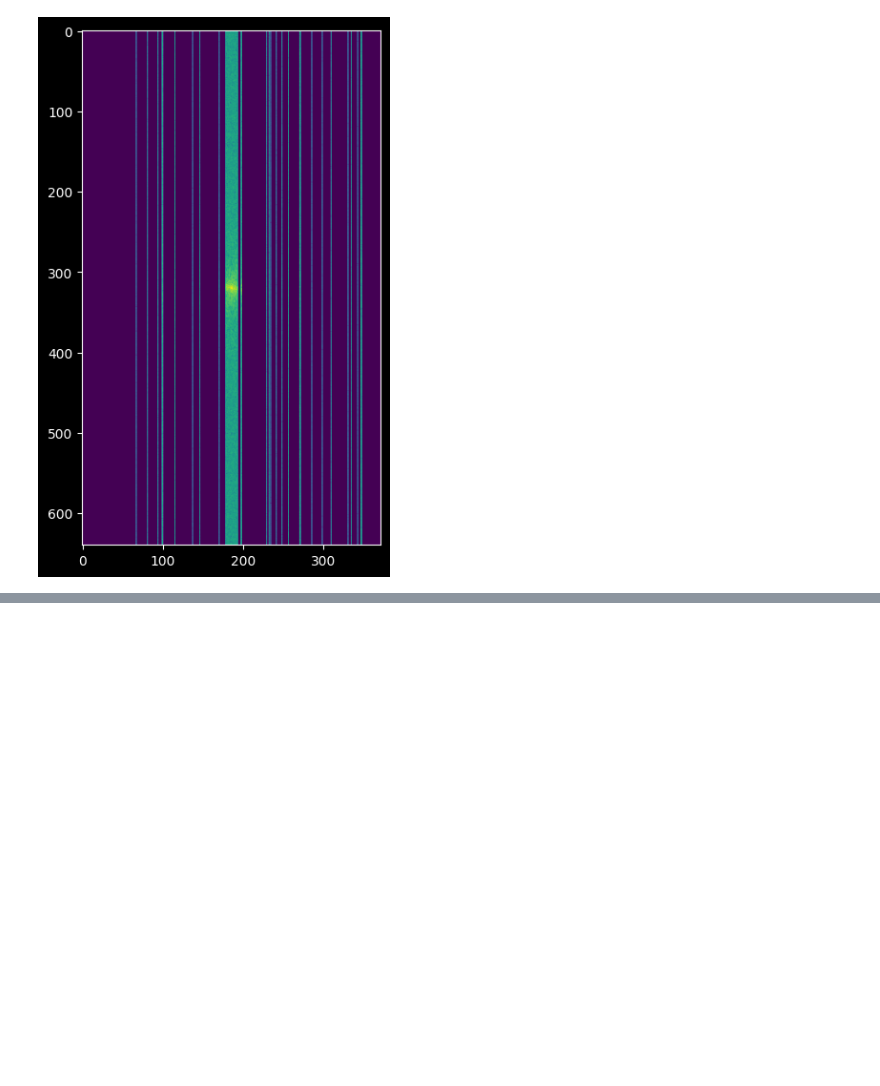
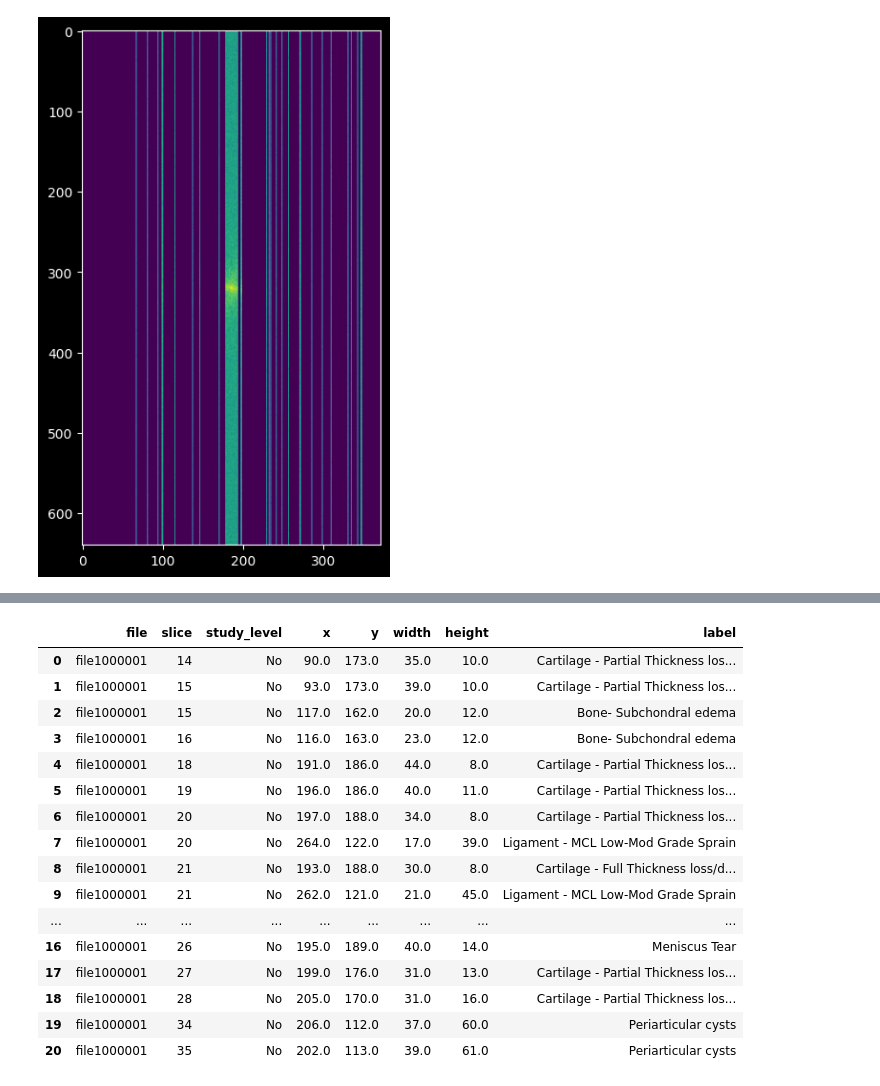
Before and after one commit to luizlf/fastMRI, a Jupyter notebook: exploration.ipynb, the cells around one changed output, grey strips where cells are left out. Saved outputs shown, nothing was run; the diff lists cells and outputs as text; code cells hidden in the pictures; blank space fills up the shorter version.

```diff
--- a/exploration.ipynb
+++ b/exploration.ipynb
@@ -60,0 +113,3 @@ download_model(UNET_FOLDER + model, path)
+# %%
+df_annotations = pd.read_csv("./data/annotations/knee.csv")
+df_annotations.head()
@@ -60,0 +123,20 @@ download_model(UNET_FOLDER + model, path)
+# %%
+df_annotations[df_annotations.file == "file1000001"]
+# %% [output]
+|  | file | slice | study_level | x | y | width | height | label |
+| 0 | file1000001 | 14 | No | 90.0 | 173.0 | 35.0 | 10.0 | Cartilage - Partial Thickness los... |
+| 1 | file1000001 | 15 | No | 93.0 | 173.0 | 39.0 | 10.0 | Cartilage - Partial Thickness los... |
+| 2 | file1000001 | 15 | No | 117.0 | 162.0 | 20.0 | 12.0 | Bone- Subchondral edema |
+| 3 | file1000001 | 16 | No | 116.0 | 163.0 | 23.0 | 12.0 | Bone- Subchondral edema |
+| 4 | file1000001 | 18 | No | 191.0 | 186.0 | 44.0 | 8.0 | Cartilage - Partial Thickness los... |
+| 5 | file1000001 | 19 | No | 196.0 | 186.0 | 40.0 | 11.0 | Cartilage - Partial Thickness los... |
+| 6 | file1000001 | 20 | No | 197.0 | 188.0 | 34.0 | 8.0 | Cartilage - Partial Thickness los... |
+| 7 | file1000001 | 20 | No | 264.0 | 122.0 | 17.0 | 39.0 | Ligament - MCL Low-Mod Grade Sprain |
+| 8 | file1000001 | 21 | No | 193.0 | 188.0 | 30.0 | 8.0 | Cartilage - Full Thickness loss/d... |
+| 9 | file1000001 | 21 | No | 262.0 | 121.0 | 21.0 | 45.0 | Ligament - MCL Low-Mod Grade Sprain |
+| ... | ... | ... | ... | ... | ... | ... | ... | ... |
+| 16 | file1000001 | 26 | No | 195.0 | 189.0 | 40.0 | 14.0 | Meniscus Tear |
+| 17 | file1000001 | 27 | No | 199.0 | 176.0 | 31.0 | 13.0 | Cartilage - Partial Thickness los... |
+| 18 | file1000001 | 28 | No | 205.0 | 170.0 | 31.0 | 16.0 | Cartilage - Partial Thickness los... |
+| 19 | file1000001 | 34 | No | 206.0 | 112.0 | 37.0 | 60.0 | Periarticular cysts |
+| 20 | file1000001 | 35 | No | 202.0 | 113.0 | 39.0 | 61.0 | Periarticular cysts |
```
Also changed, not shown: parts of 10 cells of this notebook, 3 other files.
